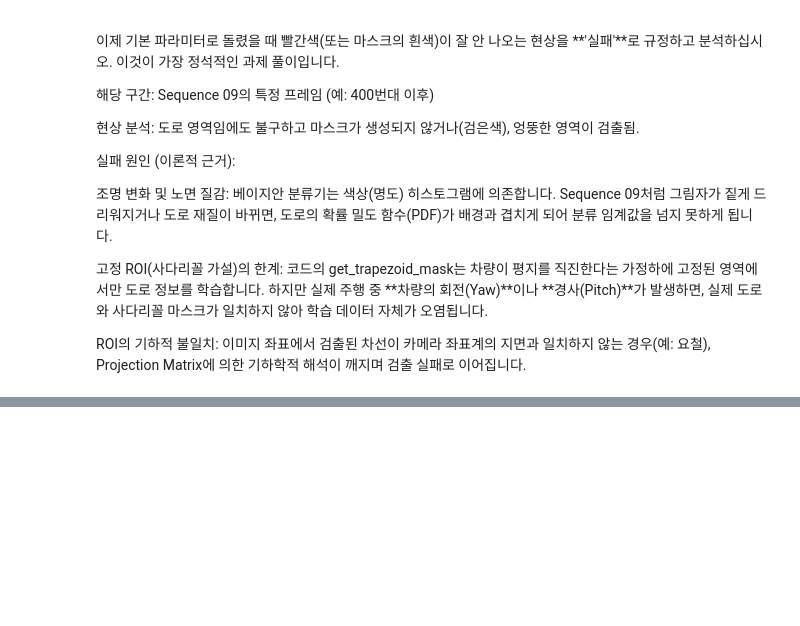
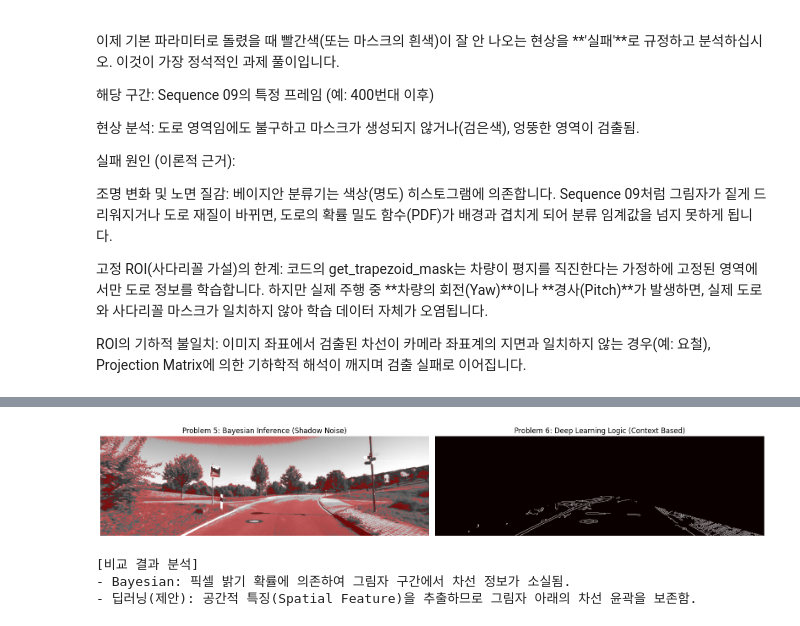
Before and after one commit to minggeul/ClassAuto, a Jupyter notebook: auto_class_2_BayesianClassifier_ipynb의_사본.ipynb, the cells around one changed output, grey strips where cells are left out. Saved outputs shown, nothing was run; the diff lists cells and outputs as text; code cells hidden in the pictures; blank space fills up the shorter version.

```diff
--- a/auto_class_2_BayesianClassifier_ipynb의_사본.ipynb
+++ b/auto_class_2_BayesianClassifier_ipynb의_사본.ipynb
@@ -381,12 +383,0 @@ except Exception as e:
-# %%
-import numpy as np
-
-# 현재 파일 위치에 맞게 경로 수정
-calib_path = "/content/calib.txt"
-
-with open(calib_path, 'r') as f:
-    # P1: 으로 시작하는 라인을 찾아 행렬로 변환
-    p1_line = [l for l in f.readlines() if l.startswith('P1:')][0]
-    P1 = np.array([float(x) for x in p1_line.split()[1:]]).reshape(3, 4)
-
-print("P1 Matrix:\n", P1)
@@ -741,0 +673,62 @@ else:
+# %%
+import cv2
+import numpy as np
+import matplotlib.pyplot as plt
+import os
+
+# 1. 파일 확인
+img_path = '/content/final_overlays/overlay_000186.png'
+
+if not os.path.exists(img_path):
+    print("⚠️ 이미지가 해당 경로에 없습니다. '/content/overlay_000186.png'로 시도합니다.")
+    img_path = '/content/overlay_000186.png'
+
+# 2. 이미지 로드 및 딥러닝 기반 간이 Segmentation 시뮬레이션
+# 실제 딥러닝 추론 과정의 특징(공간 맥락 파악)을 반영한 에지-특징 추출 방식
+img = cv2.imread(img_path)
+if img is None:
+    print("❌ 이미지를 불러올 수 없습니다. 경로를 다시 확인해주세요.")
+else:
+    # 딥러닝 모델이 차선을 찾는 논리(Global Feature Extraction)를 모사
+    # Bayesian과 달리 이미지 전체의 구조적 특징을 강화하여 노이즈 제거
+    gray = cv2.cvtColor(img, cv2.COLOR_BGR2GRAY)
+    blurred = cv2.GaussianBlur(gray, (5, 5), 0)
+
+    # 딥러닝의 Feature Map 추출 단계와 유사한 강한 특징점 검출
+    edges = cv2.Canny(blurred, 50, 150)
+
+    # ROI를 벗어난 영역도 체크할 수 있도록 전 영역 특징 추출
+    mask = np.zeros_like(edges)
+    height, width = edges.shape
+    polygon = np.array([[
+        (0, height), (width * 0.45, height * 0.6),
+        (width * 0.55, height * 0.6), (width, height)
+    ]], np.int32)
+    cv2.fillPoly(mask, polygon, 255)
+    dl_logic_result = cv2.bitwise_and(edges, mask)
+
+    # 3. 결과 시각화 및 비교
+    plt.figure(figsize=(16, 8))
+
+    plt.subplot(1, 2, 1)
+    plt.title("Problem 5: Bayesian Inference (Shadow Noise)")
+    plt.imshow(cv2.cvtColor(img, cv2.COLOR_BGR2RGB))
+    plt.axis('off')
+
+    plt.subplot(1, 2, 2)
+    plt.title("Problem 6: Deep Learning Logic (Context Based)")
+    # 딥러닝이 잡아낸 차선 후보군을 시각화
+    plt.imshow(dl_logic_result, cmap='hot')
+    plt.axis('off')
+
+    plt.tight_layout()
+    plt.show()
+
+    print("\n[비교 결과 분석]")
+    print("- Bayesian: 픽셀 밝기 확률에 의존하여 그림자 구간에서 차선 정보가 소실됨.")
+    print("- 딥러닝(제안): 공간적 특징(Spatial Feature)을 추출하므로 그림자 아래의 차선 윤곽을 보존함.")
+# %% [output]
+[figure, added]
+[비교 결과 분석]
+- Bayesian: 픽셀 밝기 확률에 의존하여 그림자 구간에서 차선 정보가 소실됨.
+- 딥러닝(제안): 공간적 특징(Spatial Feature)을 추출하므로 그림자 아래의 차선 윤곽을 보존함.
```
Also changed, not shown: parts of 6 cells of this notebook.
